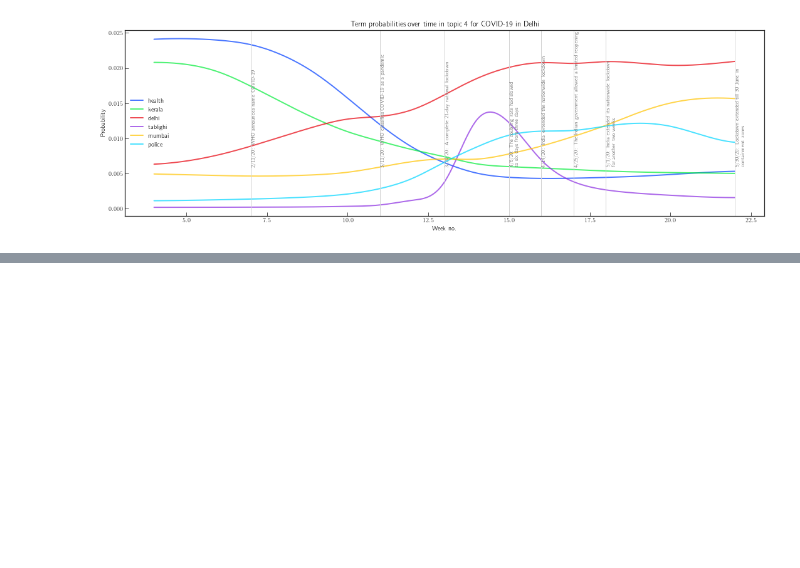
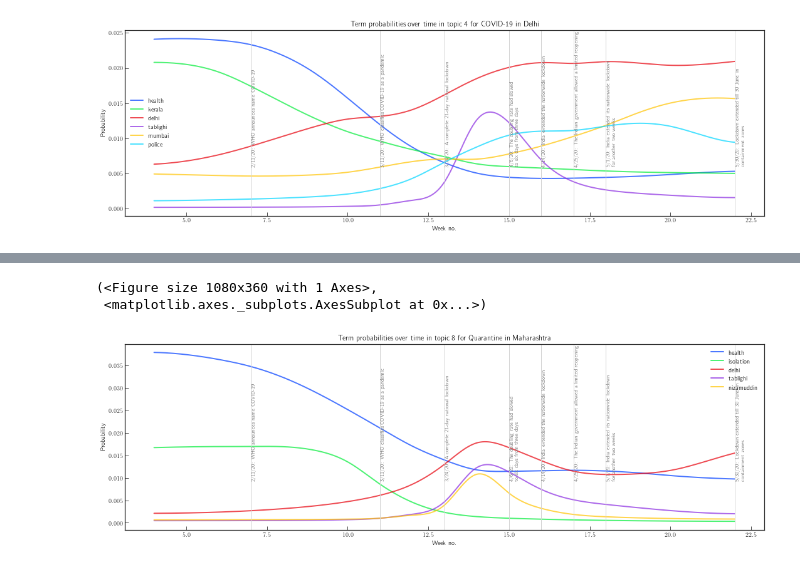
Before and after one commit to princepeak/lockdown-paper, a Jupyter notebook: code/notebooks/DTM Analysis India.ipynb, the cells around one changed output, grey strips where cells are left out. Cells and saved outputs as stored; diff of their text form; code cells hidden in the pictures; blank space fills up the shorter version.

```diff
--- a/code/notebooks/DTM Analysis India.ipynb
+++ b/code/notebooks/DTM Analysis India.ipynb
@@ -215,0 +432,10 @@ model.plot_terms(4,
+# %%
+model.plot_terms(8,
+                 ['health', 'isolation', 'delhi', 'tablighi', 'nizamuddin'],
+                 topic_area='Quarantine',
+                 place='Maharashtra',
+                 save=True)
+# %% [output]
+(<Figure size 1080x360 with 1 Axes>,
+ <matplotlib.axes._subplots.AxesSubplot at 0x...>)
+[figure, added]
```
Also changed, not shown: parts of 16 cells of this notebook, 13 other files.
